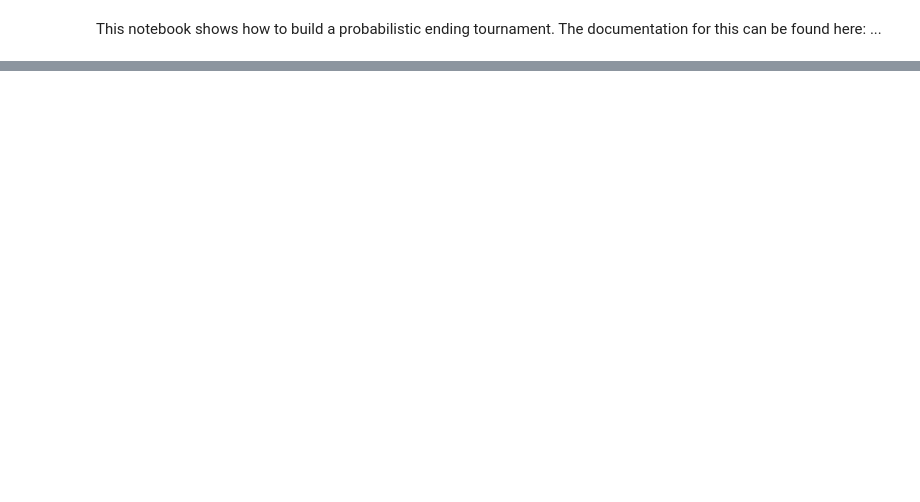
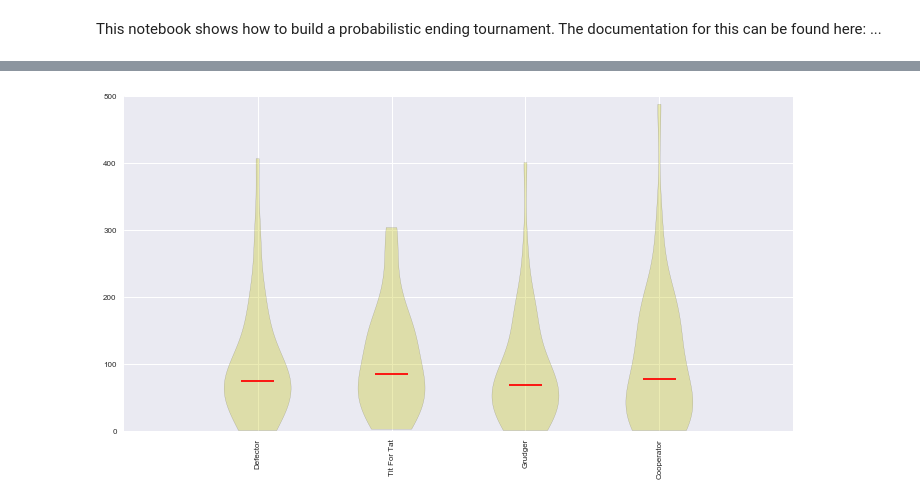
Before and after one commit to konstantinmds/Axelrod-notebooks, a Jupyter notebook: basic-prob-end-tournament.ipynb, the cells around one changed output, grey strips where cells are left out. Saved outputs shown, nothing was run; the diff lists cells and outputs as text; code cells hidden in the pictures; blank space fills up the shorter version.

```diff
--- a/basic-prob-end-tournament.ipynb
+++ b/basic-prob-end-tournament.ipynb
@@ -38,0 +45,4 @@ plot.stackplot(eco);
+# %%
+plot.lengthplot();
+# %% [output]
+[figure, added]
```
Also changed, not shown: parts of 6 cells of this notebook.
